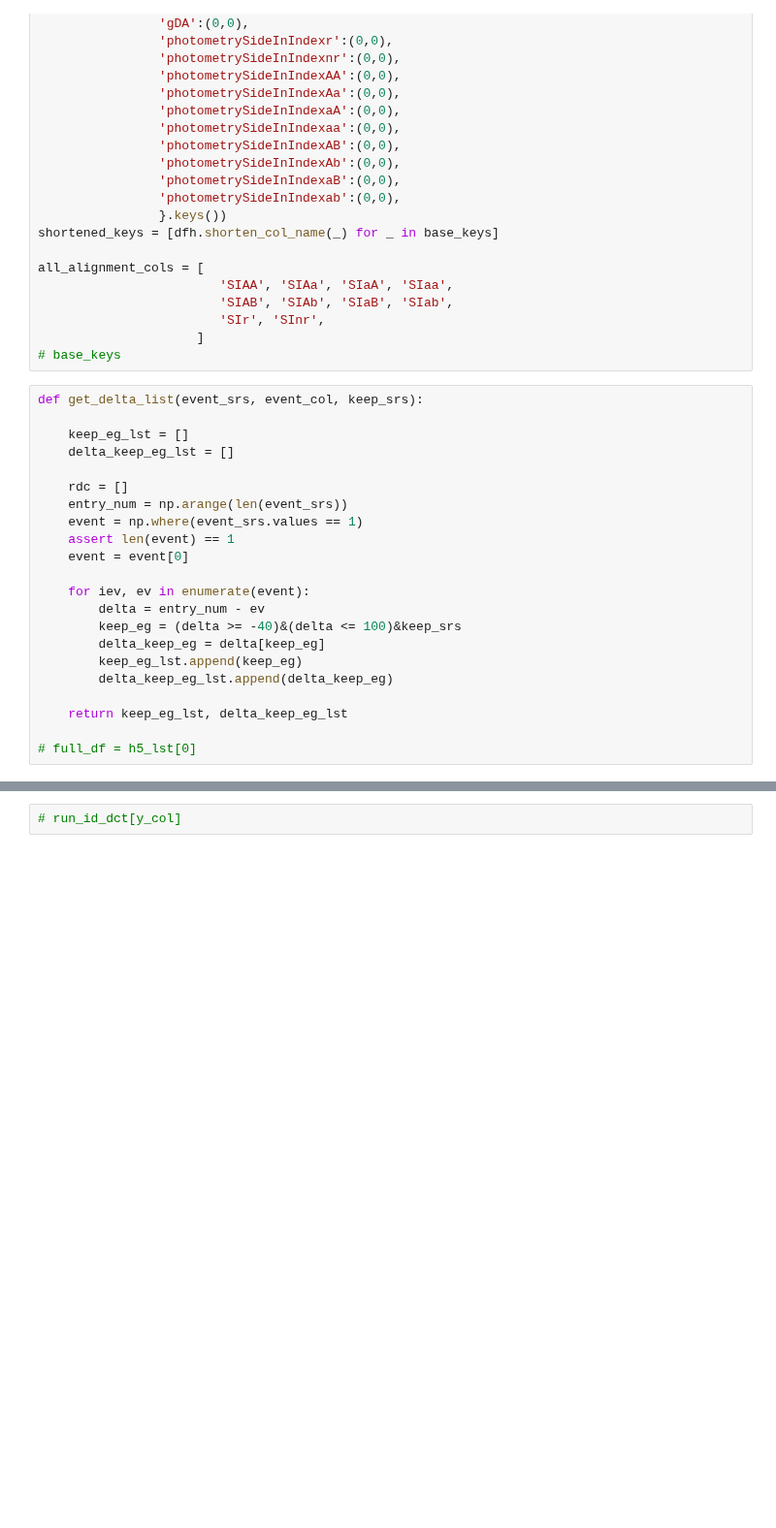
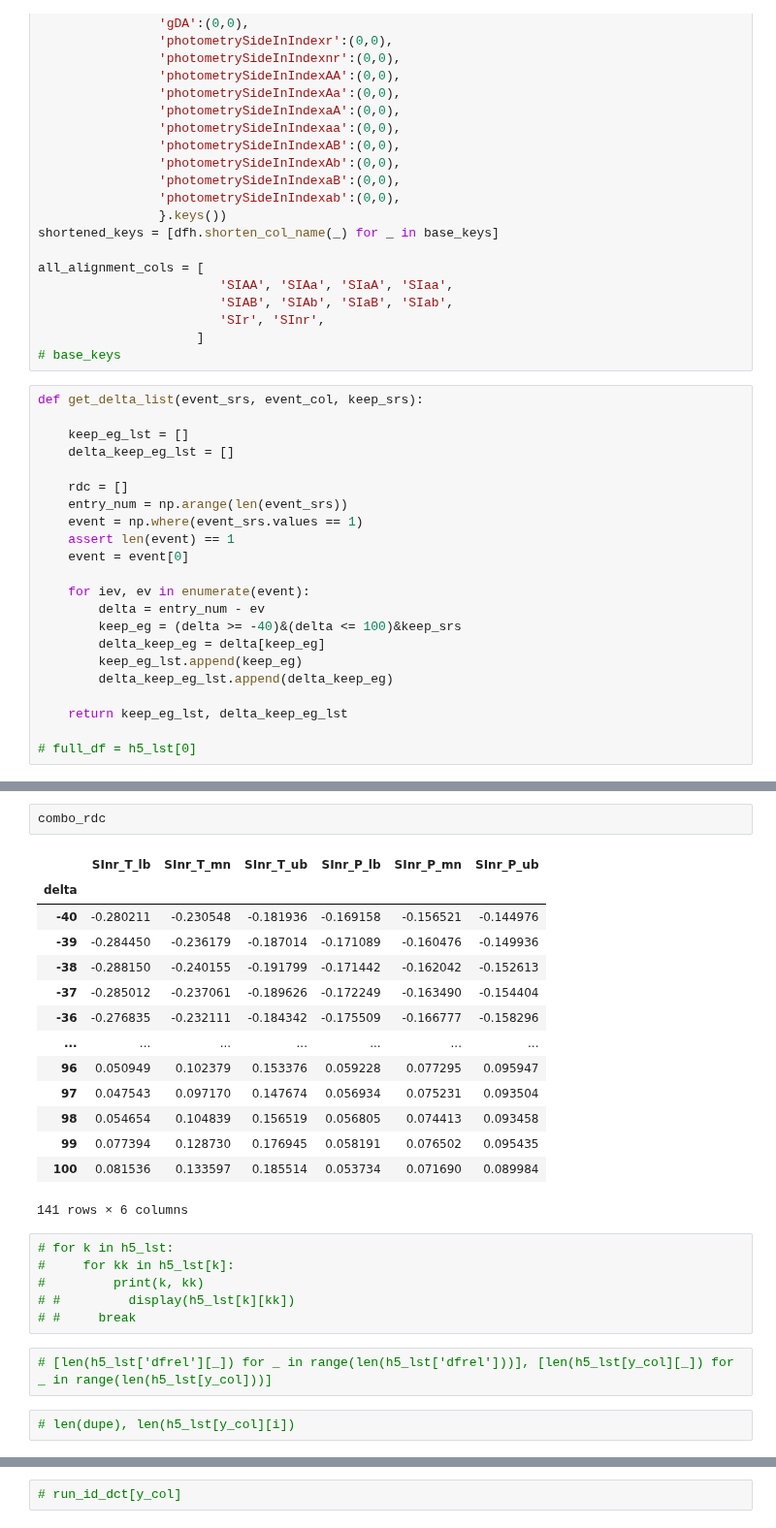
Before and after one commit to kimerein/sabatinilab-glm, a Jupyter notebook: sglm/notebooks/scratch_pad/a-14-pulling-h5-reconstruct.ipynb, the cells around one changed output, grey strips where cells are left out. Shown at 97% size. Cells and saved outputs as stored; diff of their text form; blank space fills up the shorter version.

```diff
--- a/sglm/notebooks/scratch_pad/a-14-pulling-h5-reconstruct.ipynb
+++ b/sglm/notebooks/scratch_pad/a-14-pulling-h5-reconstruct.ipynb
@@ -240,6 +253,33 @@ Pulling delta list
 keys dict_keys(['true', 'pred'])
 Pulling delta list
 ... (88 outputs left out)
+# %%
+combo_rdc
+# %% [output]
+|  | SInr_T_lb | SInr_T_mn | SInr_T_ub | SInr_P_lb | SInr_P_mn | SInr_P_ub |
+| delta |  |  |  |  |  |  |
+| -40 | -0.280211 | -0.230548 | -0.181936 | -0.169158 | -0.156521 | -0.144976 |
+| -39 | -0.284450 | -0.236179 | -0.187014 | -0.171089 | -0.160476 | -0.149936 |
+| -38 | -0.288150 | -0.240155 | -0.191799 | -0.171442 | -0.162042 | -0.152613 |
+| -37 | -0.285012 | -0.237061 | -0.189626 | -0.172249 | -0.163490 | -0.154404 |
+| -36 | -0.276835 | -0.232111 | -0.184342 | -0.175509 | -0.166777 | -0.158296 |
+| ... | ... | ... | ... | ... | ... | ... |
+| 96 | 0.050949 | 0.102379 | 0.153376 | 0.059228 | 0.077295 | 0.095947 |
+| 97 | 0.047543 | 0.097170 | 0.147674 | 0.056934 | 0.075231 | 0.093504 |
+| 98 | 0.054654 | 0.104839 | 0.156519 | 0.056805 | 0.074413 | 0.093458 |
+| 99 | 0.077394 | 0.128730 | 0.176945 | 0.058191 | 0.076502 | 0.095435 |
+| 100 | 0.081536 | 0.133597 | 0.185514 | 0.053734 | 0.071690 | 0.089984 |
+141 rows × 6 columns
+# %%
+# for k in h5_lst:
+#     for kk in h5_lst[k]:
+#         print(k, kk)
+# #         display(h5_lst[k][kk])
+# #     break
+# %%
+# [len(h5_lst['dfrel'][_]) for _ in range(len(h5_lst['dfrel']))], [len(h5_lst[y_col][_]) for _ in range(len(h5_lst[y_col]))]
+# %%
+# len(dupe), len(h5_lst[y_col][i])
 # %%
 combo_rdc[[_ for _ in combo_rdc.columns if '_mn' in _]].plot()
 # %% [output]
```
Also changed, not shown: parts of 9 cells of this notebook, 3 other files.
